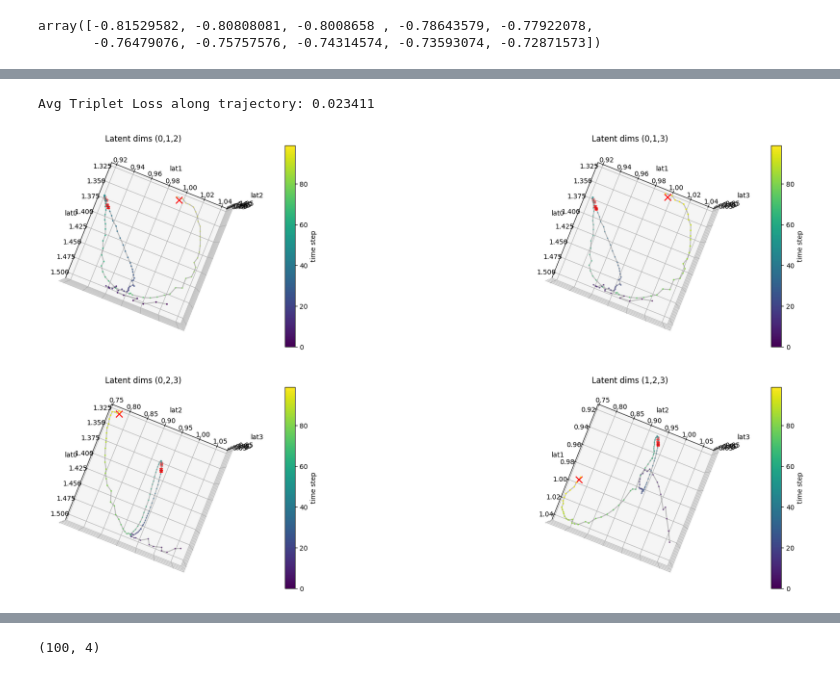
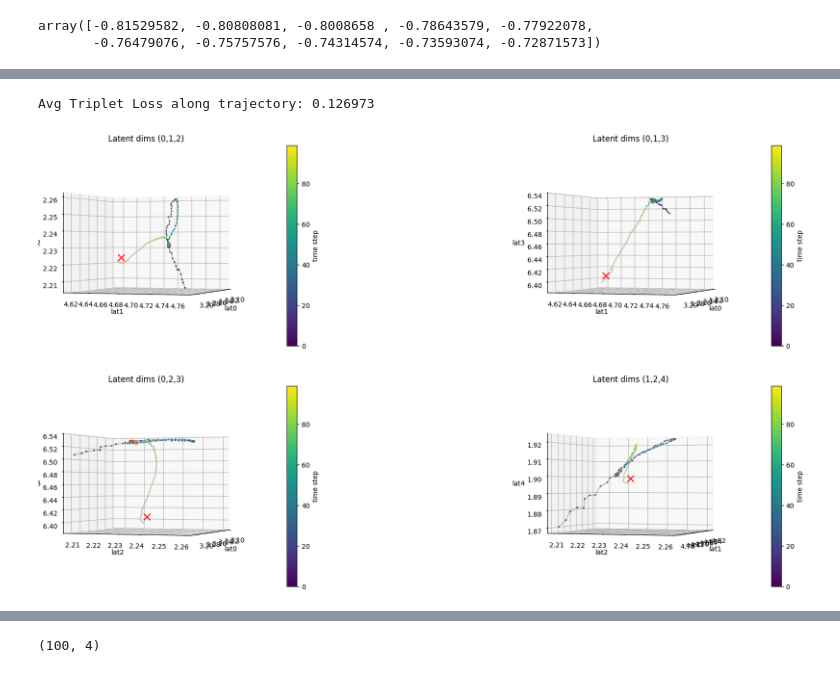
Before and after one commit to jhri626/Lfd, a Jupyter notebook: data.ipynb, the cells around one changed output, grey strips where cells are left out. Cells and saved outputs as stored; diff of their text form; code cells hidden in the pictures.

```diff
--- a/data.ipynb
+++ b/data.ipynb
@@ -245,6 +145,12 @@ import numpy as np
 import matplotlib.pyplot as plt
 from dataclasses import dataclass
 from mpl_toolkits.mplot3d import Axes3D
+import sys
+import os
+base_dir = "C:/Users/user/Desktop/기시설/code"
+
+src_path = os.path.join(base_dir, 'submodule', 'CONDOR', 'src')
+sys.path.insert(0, src_path)
 
 # Condor pipeline imports
 from submodule.CONDOR.src.data_preprocessing.data_preprocessor import DataPreprocessor
@@ -267,7 +173,7 @@ class InferenceParams:
     imitation_window_size: int = 2
     triplet_margin = 1e-4
 
-    latent_space_dim: int = 4
+    latent_space_dim: int = 300
     hidden_size: int = 300
 
     device: str = "cpu"
@@ -378,45 +284,45 @@ print(f"Avg Triplet Loss along trajectory: {triplet_loss:.6f}")
 
 # %%
 # 4. Plot 3D subplots including on-the-fly goal
-combinations = [(0,1,2), (0,1,3), (0,2,3), (1,2,3)]
+combinations = [(0,1,2), (0,1,3), (0,2,3), (1,2,4)]
 # 4. Plot 3D subplots with gradient color
 fig = plt.figure(figsize=(24, 12))
 t_idxs = np.arange(latent_traj.shape[0])  # 시간 인덱스 0,1,...,n_steps-1
-special_idxs = [41, 42, 44, 45]
+special_idxs = [65, 66, 69, 70]
 for i, (a,b,c) in enumerate(combinations, 1):
     ax = fig.add_subplot(2, 2, i, projection='3d')
     ax.plot(latent_traj[:, a], latent_traj[:, b], latent_traj[:, c],
             color='gray', alpha=0.5)
 
     sc = ax.scatter(
         latent_traj[:, a], latent_traj[:, b], latent_traj[:, c],
         c=t_idxs,           # 각 점에 색 지정
         cmap='viridis',     # matplotlib colormap
         s=2                # 점 크기
     )
 
     mask = np.isin(t_idxs, special_idxs)
     ax.scatter(latent_traj[mask, a], latent_traj[mask, b], latent_traj[mask, c],
                c='red', marker='X', s=20, label='special points')
 
     ax.scatter(goal_lat[a], goal_lat[b], goal_lat[c],
                marker='x', s=100, c='red', label='goal')
     X = latent_traj[:-1, a]
     Y = latent_traj[:-1, b]
     Z = latent_traj[:-1, c]
     U = latent_traj[1:, a] - X
     V = latent_traj[1:, b] - Y
     W = latent_traj[1:, c] - Z
     # ax.quiver(X, Y, Z, U, V, W,
             #   length=0.001, normalize=True, color='red', linewidth=0.1)
     # 컬러바 추가
     fig.colorbar(sc, ax=ax, pad=0.1, label='time step')
     ax.set_xlabel(f'lat{a}')
     ax.set_ylabel(f'lat{b}')
     ax.set_zlabel(f'lat{c}')
     ax.set_title(f'Latent dims ({a},{b},{c})')
-    ax.view_init(elev=90, azim=20)
+    ax.view_init(elev=0, azim=20)
 # %% [output]
-Avg Triplet Loss along trajectory: 0.023411
+Avg Triplet Loss along trajectory: 0.126973
-[figure, old version]
+[figure, new version]
 # %%
```
Also changed, not shown: parts of 7 cells of this notebook, 4 other files.
